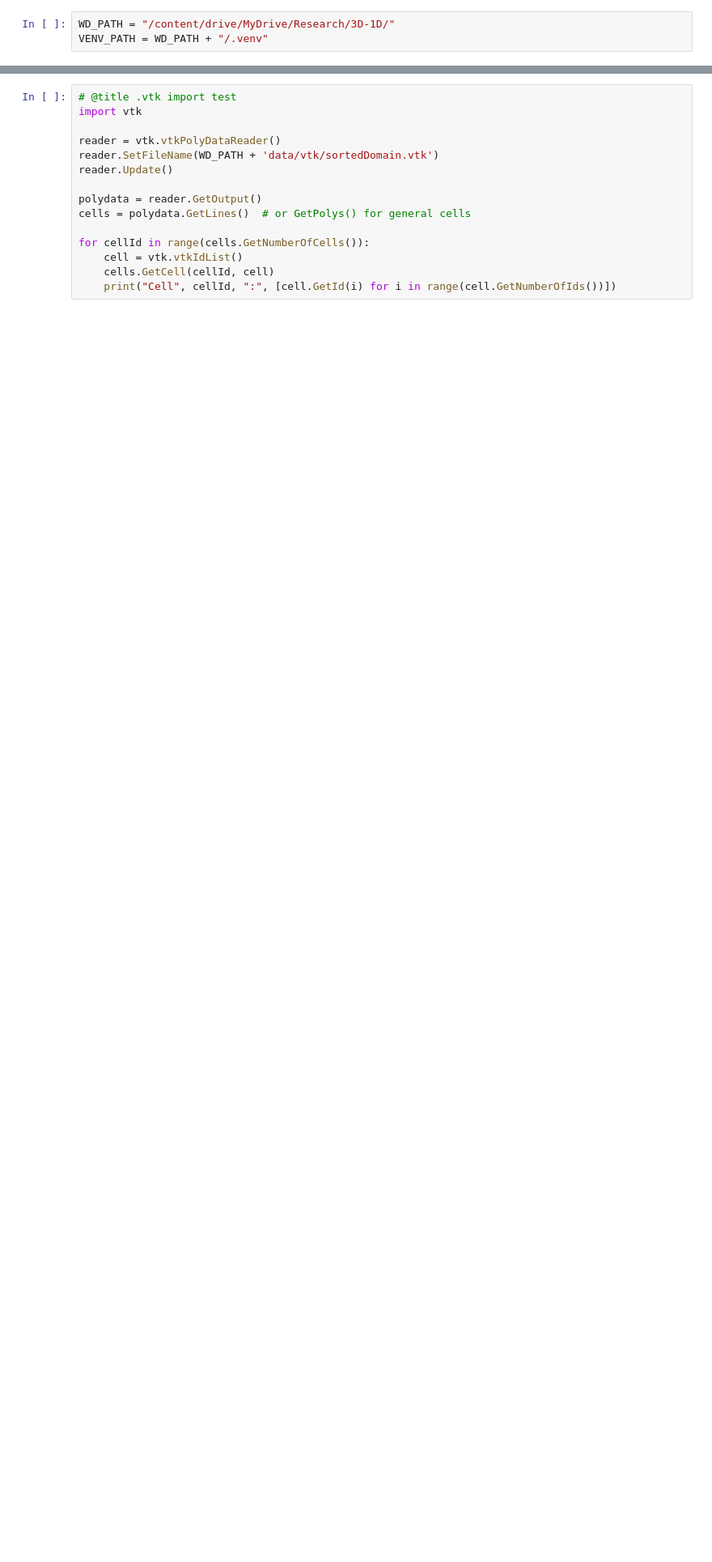
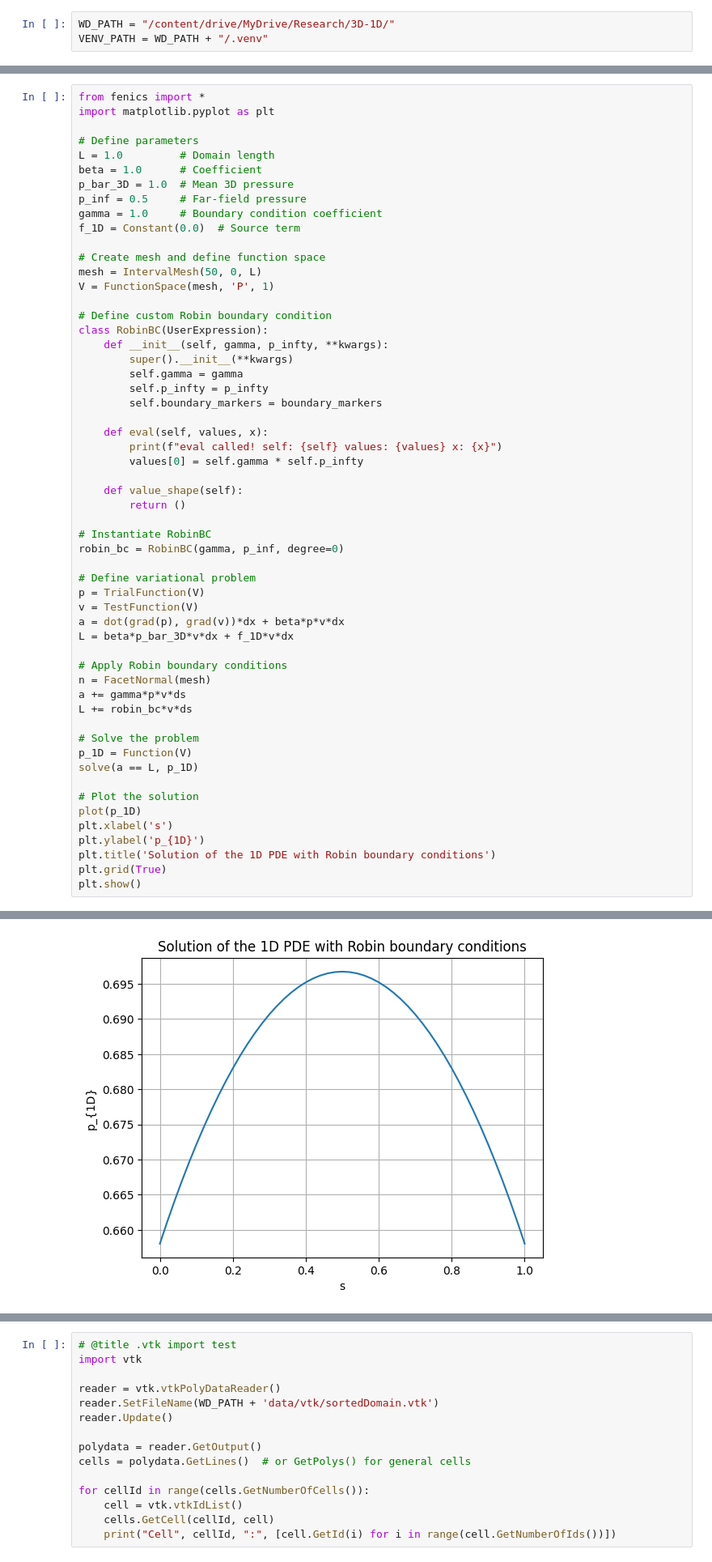
Before and after one commit to isosafrasaurus/3D-1D, a Jupyter notebook: 3D1D.ipynb, the cells around one changed output, grey strips where cells are left out. Shown: that part at 81% size. Cells and saved outputs as stored; diff of their text form; blank space fills up the shorter version.

```diff
--- a/3D1D.ipynb
+++ b/3D1D.ipynb
@@ -73,0 +171,57 @@ except ImportError:
+# %%
+from fenics import *
+import matplotlib.pyplot as plt
+
+# Define parameters
+L = 1.0         # Domain length
+beta = 1.0      # Coefficient
+p_bar_3D = 1.0  # Mean 3D pressure
+p_inf = 0.5     # Far-field pressure
+gamma = 1.0     # Boundary condition coefficient
+f_1D = Constant(0.0)  # Source term
+
+# Create mesh and define function space
+mesh = IntervalMesh(50, 0, L)
+V = FunctionSpace(mesh, 'P', 1)
+
+# Define custom Robin boundary condition
+class RobinBC(UserExpression):
+    def __init__(self, gamma, p_infty, **kwargs):
+        super().__init__(**kwargs)
+        self.gamma = gamma
+        self.p_infty = p_infty
+        self.boundary_markers = boundary_markers
+
+    def eval(self, values, x):
+        print(f"eval called! self: {self} values: {values} x: {x}")
+        values[0] = self.gamma * self.p_infty
+
+    def value_shape(self):
+        return ()
+
+# Instantiate RobinBC
+robin_bc = RobinBC(gamma, p_inf, degree=0)
+
+# Define variational problem
+p = TrialFunction(V)
+v = TestFunction(V)
+a = dot(grad(p), grad(v))*dx + beta*p*v*dx
+L = beta*p_bar_3D*v*dx + f_1D*v*dx
+
+# Apply Robin boundary conditions
+n = FacetNormal(mesh)
+a += gamma*p*v*ds
+L += robin_bc*v*ds
+
+# Solve the problem
+p_1D = Function(V)
+solve(a == L, p_1D)
+
+# Plot the solution
+plot(p_1D)
+plt.xlabel('s')
+plt.ylabel('p_{1D}')
+plt.title('Solution of the 1D PDE with Robin boundary conditions')
+plt.grid(True)
+plt.show()
+# %% [output]
@@ -74 +230,2 @@ except ImportError:
+[figure, added]
 # %%
```
Also changed, not shown: parts of 11 cells of this notebook.
